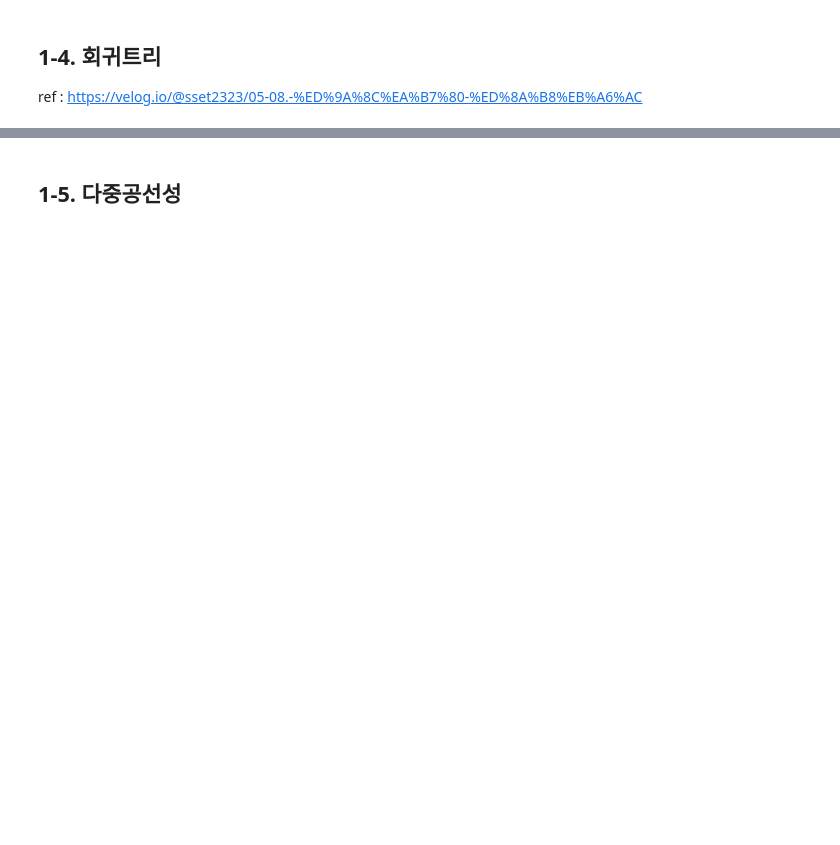
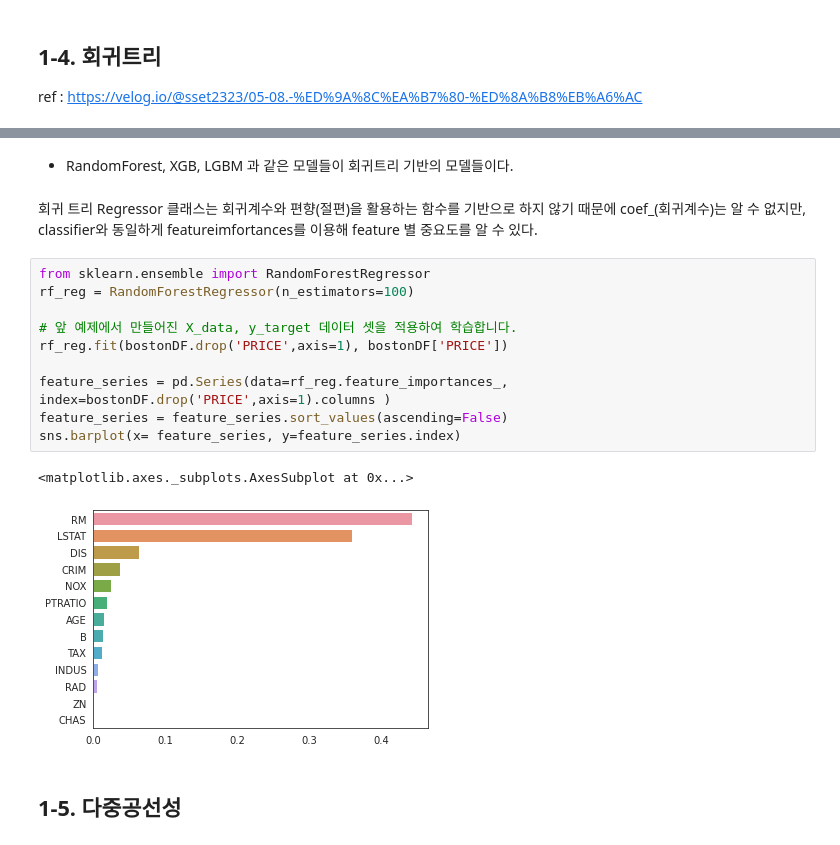
Before and after one commit to choisangh/STUDY, a Jupyter notebook: ML/회귀분석.ipynb, the cells around one changed output, grey strips where cells are left out. Drawn from its saved outputs; the diff is of its cells as text; blank space fills up the shorter version.

```diff
--- a/ML/회귀분석.ipynb
+++ b/ML/회귀분석.ipynb
@@ -213,2 +247,19 @@ ref : https://velog.io/@sset2323/05-08.-%ED%9A%8C%EA%B7%80-%ED%8A%B8%EB%A6%AC
+# %% [markdown]
+* RandomForest, XGB, LGBM 과 같은 모델들이 회귀트리 기반의 모델들이다.
+# %% [markdown]
+회귀 트리 Regressor 클래스는 회귀계수와 편향(절편)을 활용하는 함수를 기반으로 하지 않기 때문에 coef_(회귀계수)는 알 수 없지만, classifier와 동일하게 featureimfortances를 이용해 feature 별 중요도를 알 수 있다.
+# %%
+from sklearn.ensemble import RandomForestRegressor
+rf_reg = RandomForestRegressor(n_estimators=100)
+
+# 앞 예제에서 만들어진 X_data, y_target 데이터 셋을 적용하여 학습합니다.
+rf_reg.fit(bostonDF.drop('PRICE',axis=1), bostonDF['PRICE'])
+
+feature_series = pd.Series(data=rf_reg.feature_importances_, index=bostonDF.drop('PRICE',axis=1).columns )
+feature_series = feature_series.sort_values(ascending=False)
+sns.barplot(x= feature_series, y=feature_series.index)
+# %% [output]
+<matplotlib.axes._subplots.AxesSubplot at 0x...>
+[figure, added]
 # %% [markdown]
 ## 1-5. 다중공선성
```
Also changed, not shown: parts of 42 cells of this notebook.
